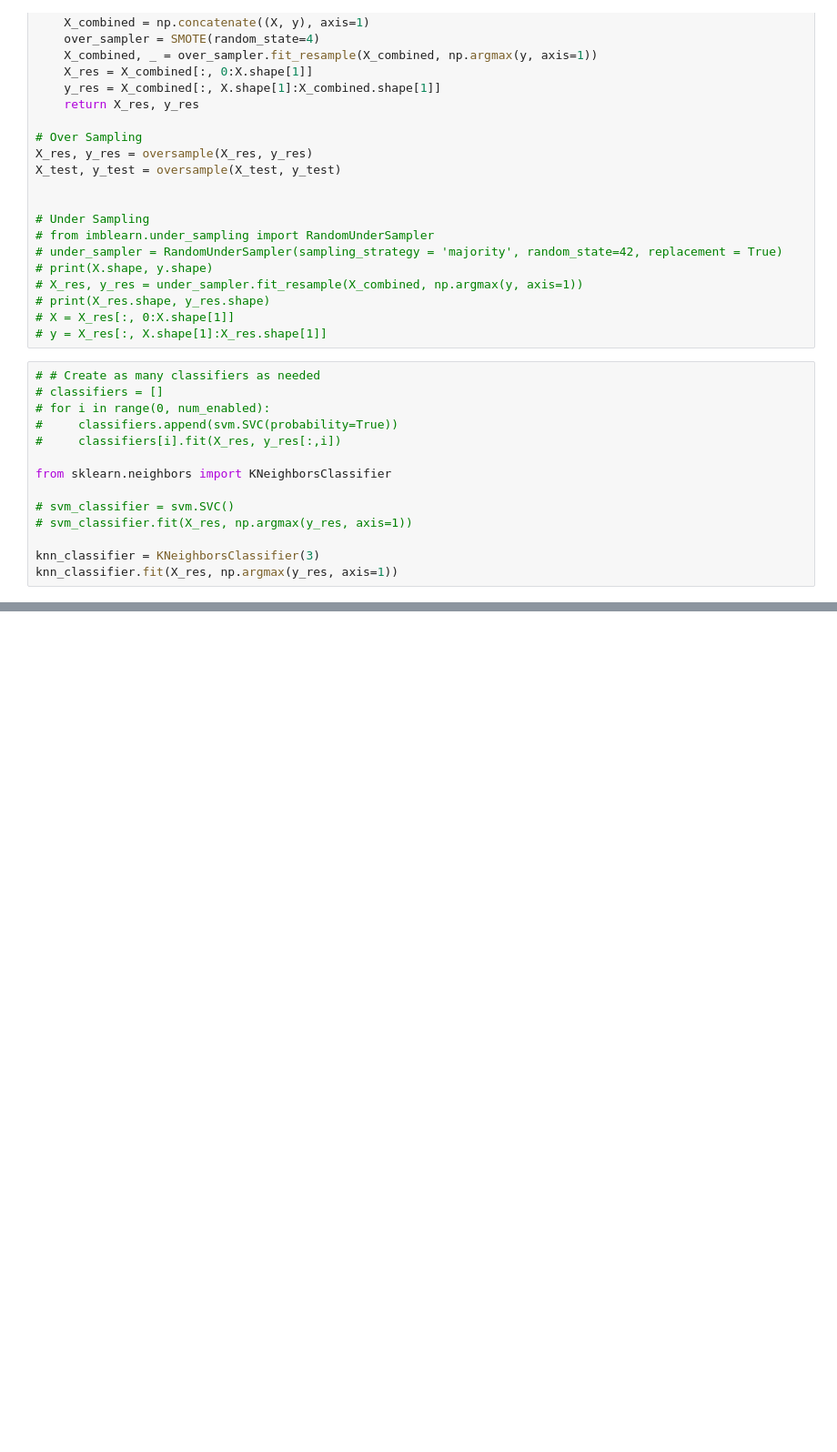
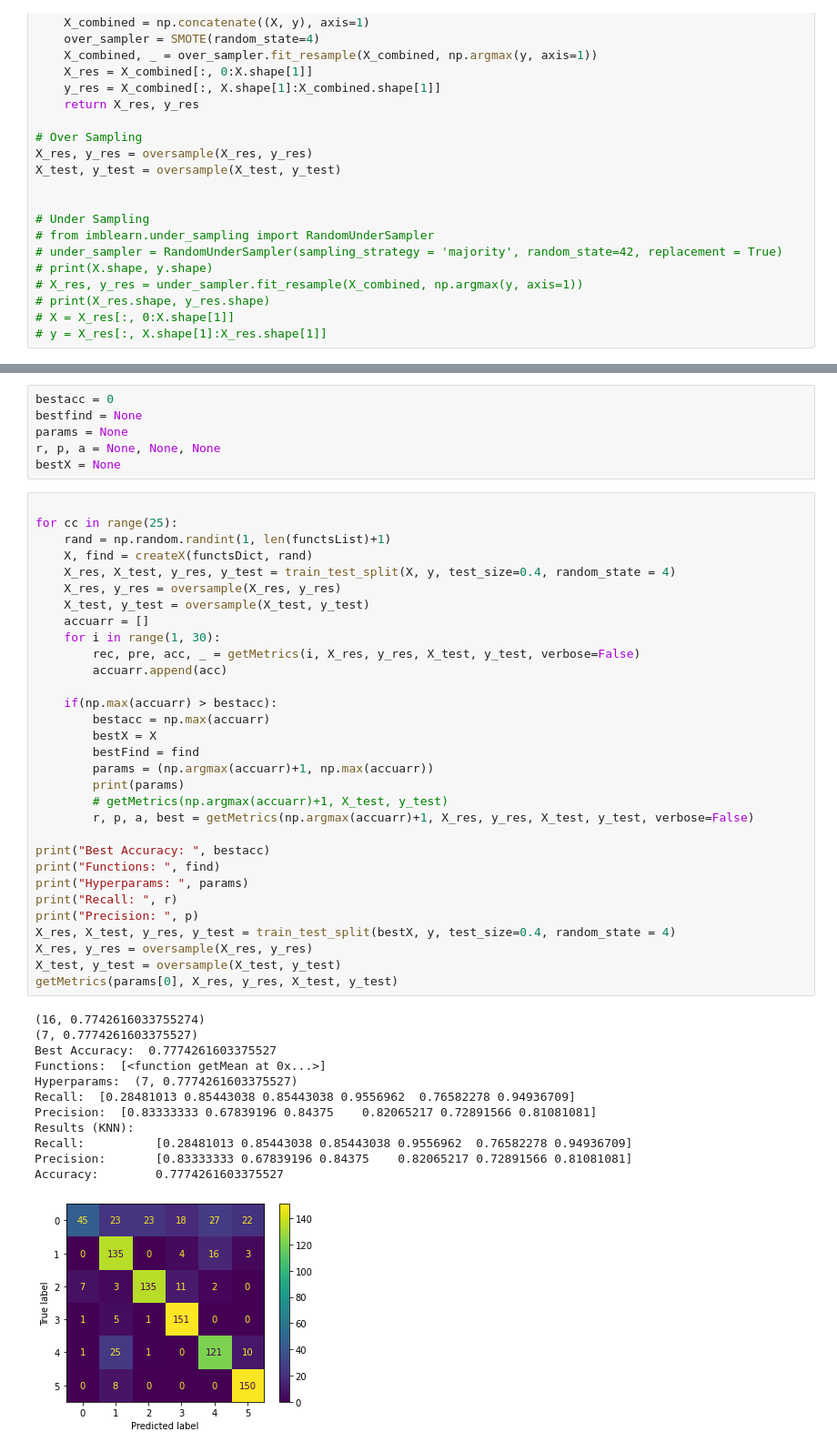
Before and after one commit to neurotech-uiuc/R-Cario, a Jupyter notebook: svmtest2.ipynb, the cells around one changed output, grey strips where cells are left out. Shown: that part at 91% size. Drawn from its saved outputs; the diff is of its cells as text; blank space fills up the shorter version.

Commit message:
updated svmtest2 to randomsearch/gridsearch

```diff
--- a/svmtest2.ipynb
+++ b/svmtest2.ipynb
@@ -196,17 +291,3 @@ X_test, y_test = oversample(X_test, y_test)
 # print(X_res.shape, y_res.shape)
 # X = X_res[:, 0:X.shape[1]]
 # y = X_res[:, X.shape[1]:X_res.shape[1]]
-# %%
-# # Create as many classifiers as needed
-# classifiers = []
-# for i in range(0, num_enabled):
-#     classifiers.append(svm.SVC(probability=True))
-#     classifiers[i].fit(X_res, y_res[:,i])
-
-from sklearn.neighbors import KNeighborsClassifier
-
-# svm_classifier = svm.SVC()
-# svm_classifier.fit(X_res, np.argmax(y_res, axis=1))
-
-knn_classifier = KNeighborsClassifier(3)
-knn_classifier.fit(X_res, np.argmax(y_res, axis=1))
@@ -286,0 +311,50 @@ Accuracy:        0.7436708860759493
+# %%
+bestacc = 0
+bestfind = None
+params = None
+r, p, a = None, None, None
+bestX = None
+# %%
+
+for cc in range(25):
+    rand = np.random.randint(1, len(functsList)+1)
+    X, find = createX(functsDict, rand)
+    X_res, X_test, y_res, y_test = train_test_split(X, y, test_size=0.4, random_state = 4)
+    X_res, y_res = oversample(X_res, y_res)
+    X_test, y_test = oversample(X_test, y_test)
+    accuarr = []
+    for i in range(1, 30):
+        rec, pre, acc, _ = getMetrics(i, X_res, y_res, X_test, y_test, verbose=False)
+        accuarr.append(acc)
+
+    if(np.max(accuarr) > bestacc):
+        bestacc = np.max(accuarr)
+        bestX = X
+        bestFind = find
+        params = (np.argmax(accuarr)+1, np.max(accuarr))
+        print(params)
+        # getMetrics(np.argmax(accuarr)+1, X_test, y_test)
+        r, p, a, best = getMetrics(np.argmax(accuarr)+1, X_res, y_res, X_test, y_test, verbose=False)
+
+print("Best Accuracy: ", bestacc)
+print("Functions: ", find)
+print("Hyperparams: ", params)
+print("Recall: ", r)
+print("Precision: ", p)
+X_res, X_test, y_res, y_test = train_test_split(bestX, y, test_size=0.4, random_state = 4)
+X_res, y_res = oversample(X_res, y_res)
+X_test, y_test = oversample(X_test, y_test)
+getMetrics(params[0], X_res, y_res, X_test, y_test)
+# %% [output]
+(16, 0.7742616033755274)
+(7, 0.7774261603375527)
+Best Accuracy:  0.7774261603375527
+Functions:  [<function getMean at 0x...>]
+Hyperparams:  (7, 0.7774261603375527)
+Recall:  [0.28481013 0.85443038 0.85443038 0.9556962  0.76582278 0.94936709]
+Precision:  [0.83333333 0.67839196 0.84375    0.82065217 0.72891566 0.81081081]
+Results (KNN):
+Recall:          [0.28481013 0.85443038 0.85443038 0.9556962  0.76582278 0.94936709]
+Precision:       [0.83333333 0.67839196 0.84375    0.82065217 0.72891566 0.81081081]
+Accuracy:        0.7774261603375527
+[figure, added]
```
Also changed, not shown: parts of 12 cells of this notebook, 1 other file.
